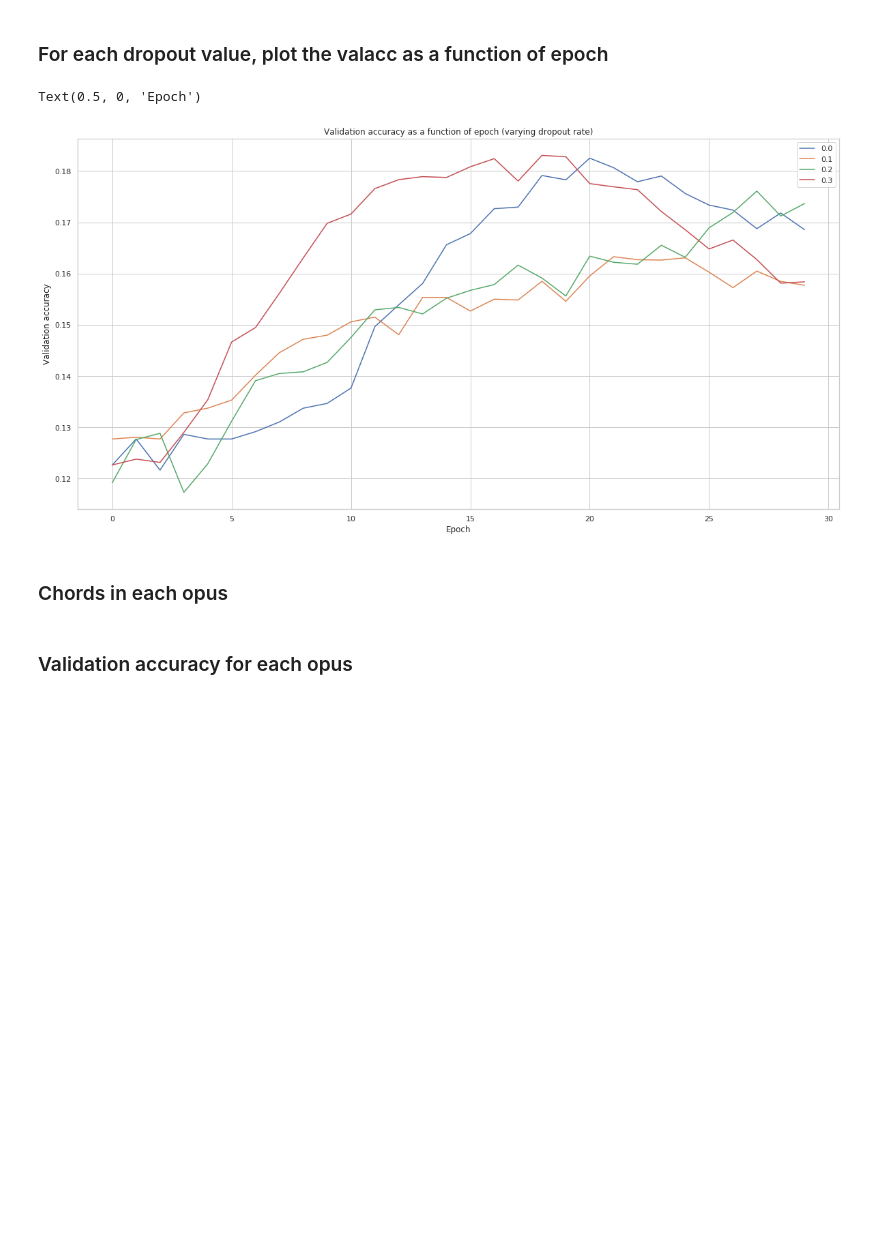
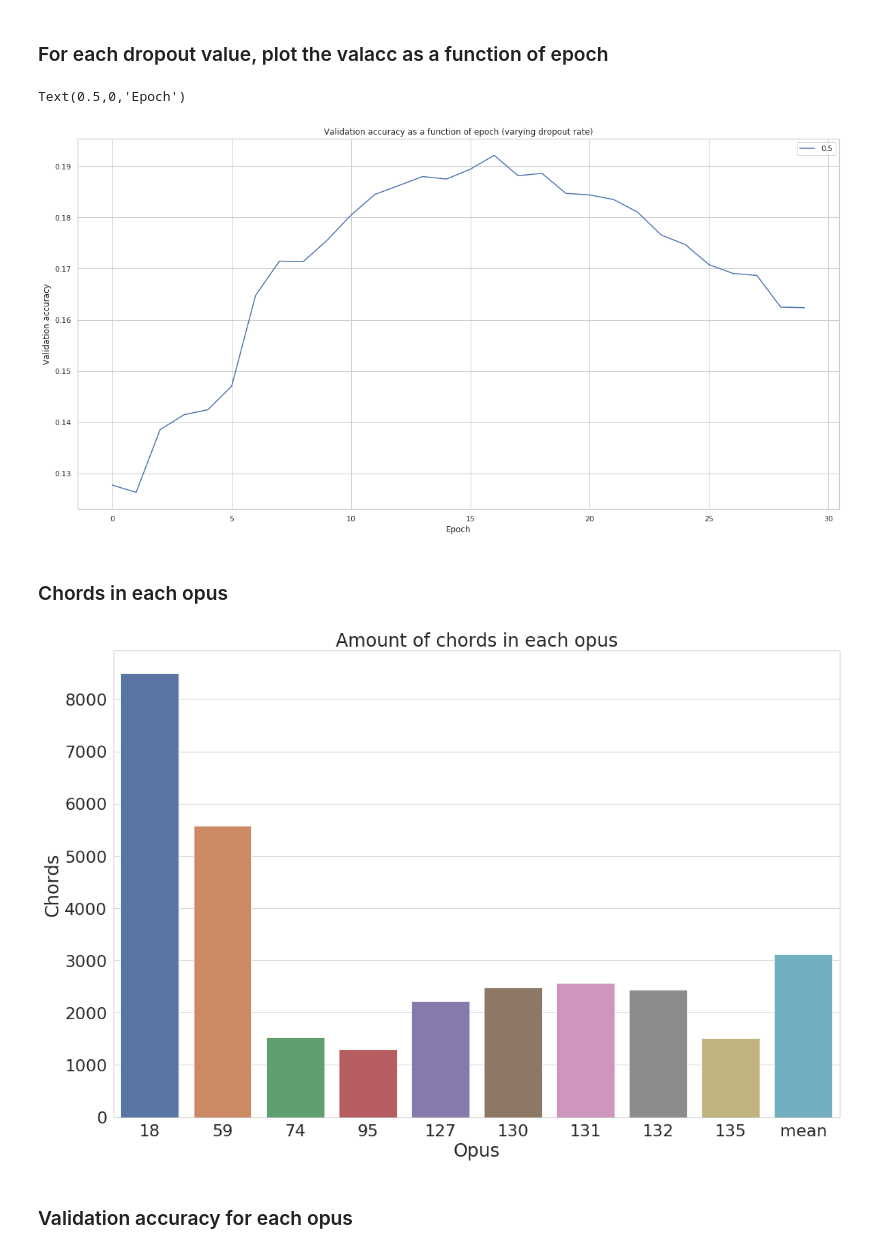
Before and after one commit to laureleo/chord-prediction, a Jupyter notebook: run-2.ipynb, the cells around one changed output. Saved outputs shown, nothing was run; the diff lists cells and outputs as text; code cells hidden in the pictures; blank space fills up the shorter version.

```diff
--- a/run-2.ipynb
+++ b/run-2.ipynb
@@ -228,6 +228,7 @@ Best score
 # %% [markdown]
 ### For each dropout value, plot the valacc as a function of epoch
 # %%
+epochs = 30
 val_curves = []
 
 #For each level of parameter
@@ -247,24 +248,27 @@ ax.set_title("Validation accuracy as a function of epoch (varying dropout rate)"
 ax.set_ylabel("Validation accuracy")
 ax.set_xlabel("Epoch")
 # %% [output]
-Text(0.5, 0, 'Epoch')
+Text(0.5,0,'Epoch')
-[figure, old version]
+[figure, new version]
 # %% [markdown]
 ### Chords in each opus
 # %%
 sizes = data.groupby('op')[['chord_#I']].count()
 sizes = sizes.rename(columns={'chord_#I': 'count'})
 #sizes = sizes.sort_values(by = 'count', ascending=False)
 sizes = sizes.append(sizes.describe().loc[['mean']])
 
 fig, ax = plt.subplots(figsize=(15,10))
 sns.barplot(data=sizes.T)
 ax.set_title("Amount of chords in each opus")
 ax.set_ylabel("Chords")
 ax.set_xlabel("Opus")
+plt.tight_layout()
 plt.show()
 
 fig.savefig("./figs/chords_per_opus.png")
+# %% [output]
+[figure, added]
 # %% [markdown]
 ### Validation accuracy for each opus
 # %%
```
Also changed, not shown: parts of 11 cells of this notebook, 15 other files.
